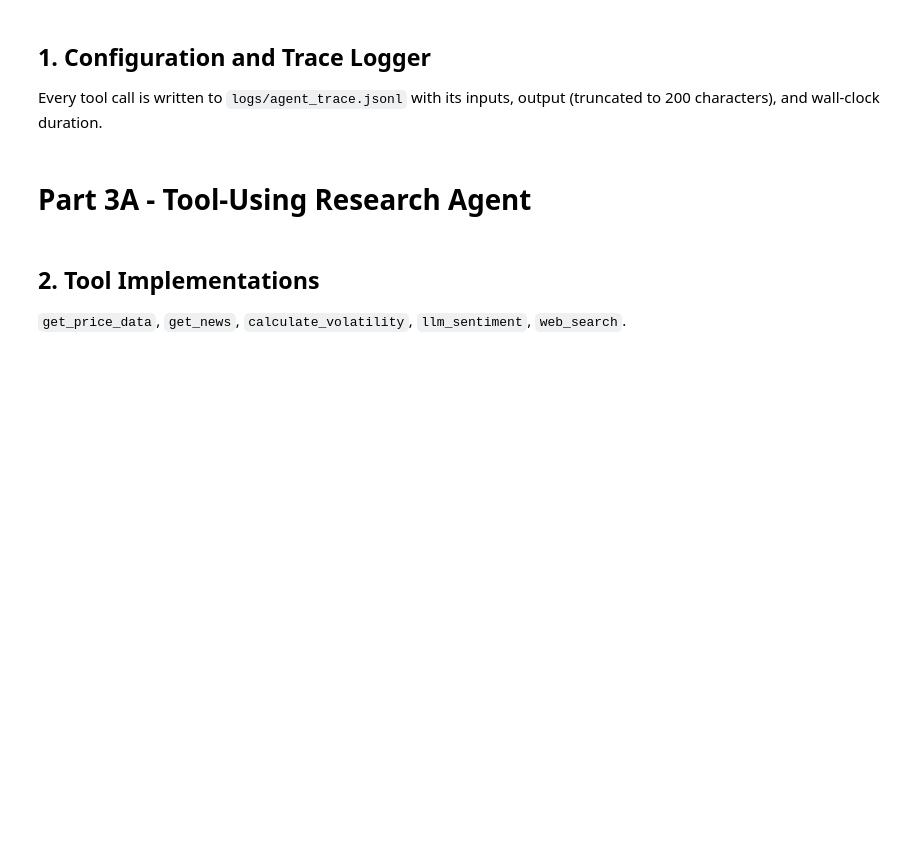
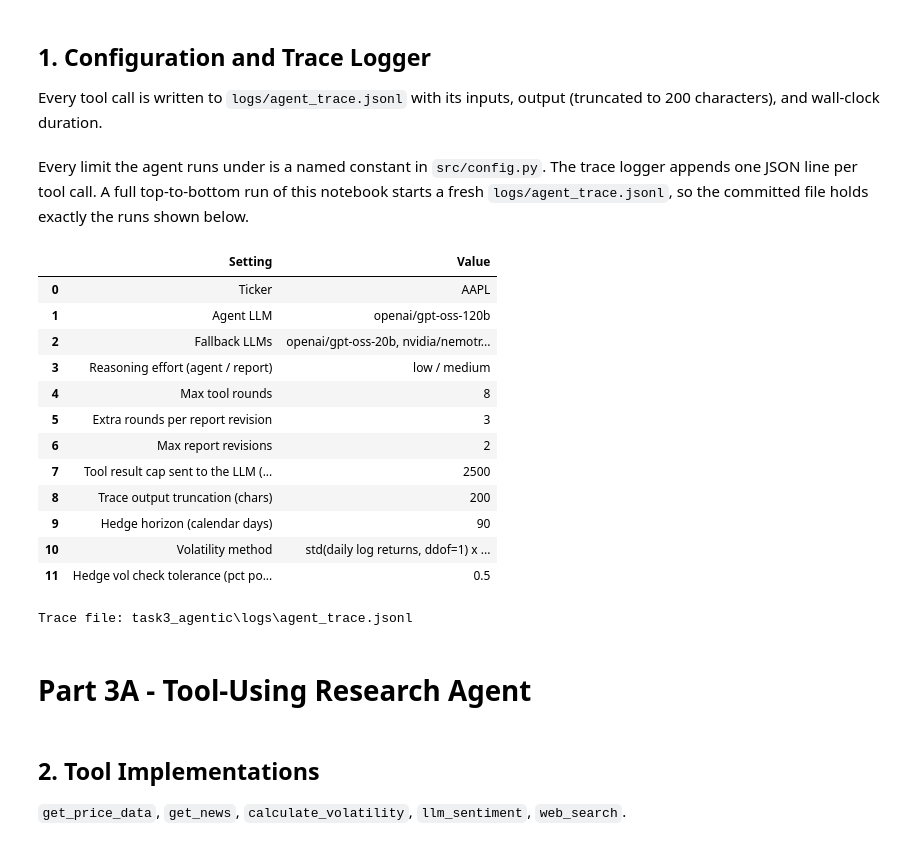
Before and after one commit to GimsaraK/CDAZZDEV-MLE-Gimsara_Elgiriyage, a Jupyter notebook: task3_agentic/task3_multi_agent.ipynb, the cells around one changed output. Cells and saved outputs as stored; diff of their text form; code cells hidden in the pictures; blank space fills up the shorter version.

```diff
--- a/task3_agentic/task3_multi_agent.ipynb
+++ b/task3_agentic/task3_multi_agent.ipynb
@@ -12,3 +80,49 @@ Install dependencies and load API keys from Colab Secrets or a local `.env` file
 ## 1. Configuration and Trace Logger
 
 Every tool call is written to `logs/agent_trace.jsonl` with its inputs, output (truncated to 200 characters), and wall-clock duration.
+# %% [markdown]
+Every limit the agent runs under is a named constant in `src/config.py`. The trace logger appends one JSON line per tool call. A full top-to-bottom run of this notebook starts a fresh `logs/agent_trace.jsonl`, so the committed file holds exactly the runs shown below.
+# %%
+# AI-ASSISTED: Claude Code (claude-opus-5-5), Prompt: 'Implement the Task 3A plan (the plan approved in Entry 13)', Date: 2026-10-09 (see CITATIONS.md Entry 14)
+
+import pandas as pd
+
+from task3_agentic.src import config
+from task3_agentic.src.tracing import TraceLogger
+
+settings = {
+    "Ticker": config.TICKER,
+    "Agent LLM": config.GROQ_MODEL,
+    "Fallback LLMs": ", ".join(config.GROQ_MODELS[1:] + config.OPENROUTER_FALLBACK_MODELS),
+    "Reasoning effort (agent / report)": f"{config.AGENT_REASONING_EFFORT} / {config.REPORT_REASONING_EFFORT}",
+    "Max tool rounds": config.MAX_TOOL_ROUNDS,
+    "Extra rounds per report revision": config.REVISION_TOOL_ROUNDS,
+    "Max report revisions": config.MAX_REPORT_REVISIONS,
+    "Tool result cap sent to the LLM (chars)": config.TOOL_MESSAGE_MAX_CHARS,
+    "Trace output truncation (chars)": config.TRACE_OUTPUT_MAX_CHARS,
+    "Hedge horizon (calendar days)": config.HEDGE_HORIZON_CALENDAR_DAYS,
+    "Volatility method": "std(daily log returns, ddof=1) x sqrt(252)",
+    "Hedge vol check tolerance (pct points)": config.VOL_CHECK_TOLERANCE_PCT_POINTS,
+}
+display(pd.DataFrame(settings.items(), columns=["Setting", "Value"]))
+
+# Fresh trace file for this notebook run.
+config.TRACE_FILE.parent.mkdir(parents=True, exist_ok=True)
+config.TRACE_FILE.write_text("", encoding="utf-8")
+trace = TraceLogger(config.TRACE_FILE)
+print("Trace file:", config.TRACE_FILE.relative_to(config.REPO_ROOT))
+# %% [output]
+|  | Setting | Value |
+| 0 | Ticker | AAPL |
+| 1 | Agent LLM | openai/gpt-oss-120b |
+| 2 | Fallback LLMs | openai/gpt-oss-20b, nvidia/nemotr... |
+| 3 | Reasoning effort (agent / report) | low / medium |
+| 4 | Max tool rounds | 8 |
+| 5 | Extra rounds per report revision | 3 |
+| 6 | Max report revisions | 2 |
+| 7 | Tool result cap sent to the LLM (... | 2500 |
+| 8 | Trace output truncation (chars) | 200 |
+| 9 | Hedge horizon (calendar days) | 90 |
+| 10 | Volatility method | std(daily log returns, ddof=1) x ... |
+| 11 | Hedge vol check tolerance (pct po... | 0.5 |
+Trace file: task3_agentic\logs\agent_trace.jsonl
```
Also changed, not shown: parts of 52 cells of this notebook, 41 other files.
